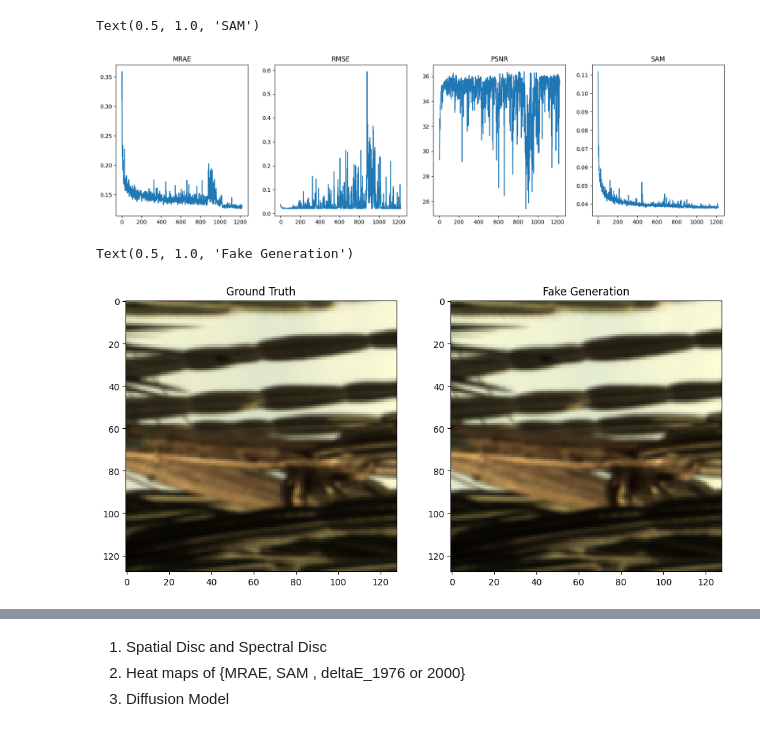
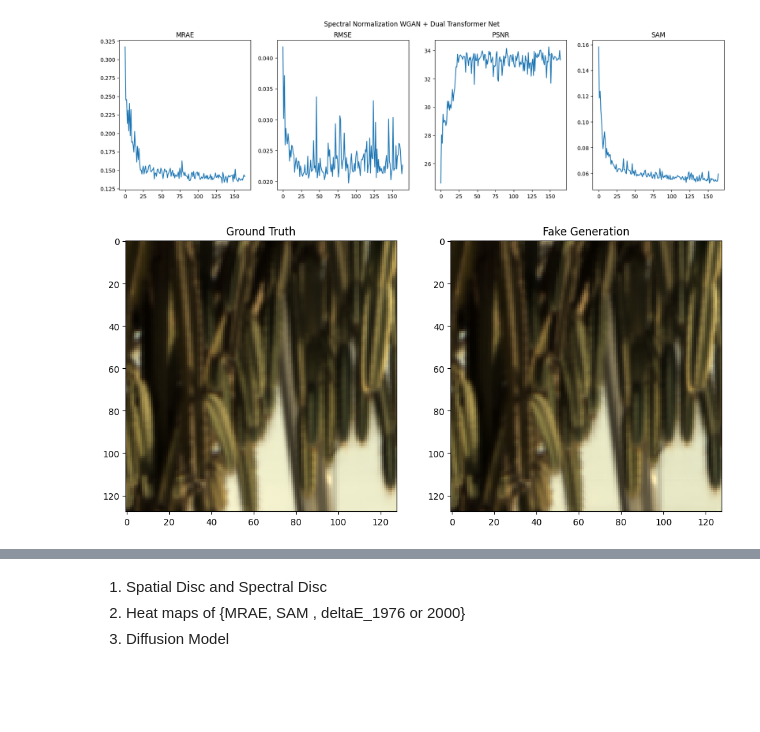
Before and after one commit to Karl-Liu-ch/Spectral_Reconstruction, a Jupyter notebook: visualization.ipynb, the cells around one changed output, grey strips where cells are left out. Drawn from its saved outputs; the diff is of its cells as text; code cells hidden in the pictures; blank space fills up the shorter version.

```diff
--- a/visualization.ipynb
+++ b/visualization.ipynb
@@ -4,7 +4,7 @@ import torch
 import matplotlib.pyplot as plt
 import colormath
 # %%
-model_name = 'SNCWGAN/'
+model_name = 'SNCWGANDenseNet/'
 root = '/work3/s212645/Spectral_Reconstruction/checkpoint/'
 metrics = 'metrics.pth'
 path = root + model_name + metrics
@@ -25,24 +25,26 @@ for i in range(length):
     SAM[i] = SAM[i].item()
 # %%
 plt.figure(figsize=[20,5])
+plt.suptitle("Spectral Normalization WGAN + Dual Transformer Net")
 plt.subplot(1, 4, 1)
-plt.plot(range(length), MRAE)
+plt.plot(range(length), MRAE[:length])
 plt.title("MRAE")
 
 plt.subplot(1, 4, 2)
-plt.plot(range(length), RMSE)
+plt.plot(range(length), RMSE[:length])
 plt.title("RMSE")
 
 plt.subplot(1, 4, 3)
-plt.plot(range(length), PSNR)
+plt.plot(range(length), PSNR[:length])
 plt.title("PSNR")
 
 plt.subplot(1, 4, 4)
-plt.plot(range(length), SAM)
+plt.plot(range(length), SAM[:length])
 plt.title("SAM")
+filename = 'result/'+model_name.split('/')[0]+'.png'
+plt.savefig(filename)
 # %% [output]
-Text(0.5, 1.0, 'SAM')
-[figure, old version]
+[figure, new version]
 # %%
 import scipy.io
 import numpy as np
@@ -57,7 +59,9 @@ import cv2
 realroot = '/work3/s212645/Spectral_Reconstruction/RealHyperSpectrum/SNCWGANNoNoise/'
 fakeroot = '/work3/s212645/Spectral_Reconstruction/FakeHyperSpectrum/SNCWGANNoNoise/'
 
-name = '009.mat'
+k = 8
+num = str(k).zfill(3)
+name = num + '.mat'
 
 fakergb = scipy.io.loadmat(fakeroot + name)['rgb']
 fakergb = (fakergb - fakergb.min()) / (fakergb.max()-fakergb.min())
@@ -72,9 +76,9 @@ plt.title('Ground Truth')
 plt.subplot(1, 2, 2)
 plt.imshow(fakergb)
 plt.title('Fake Generation')
+plt.savefig('Reconstructed RGB image')
 # %% [output]
-Text(0.5, 1.0, 'Fake Generation')
-[figure, old version]
+[figure, new version]
 # %%
 import seaborn as sns
 import colour
```
Also changed, not shown: parts of 8 cells of this notebook, 20 other files.
